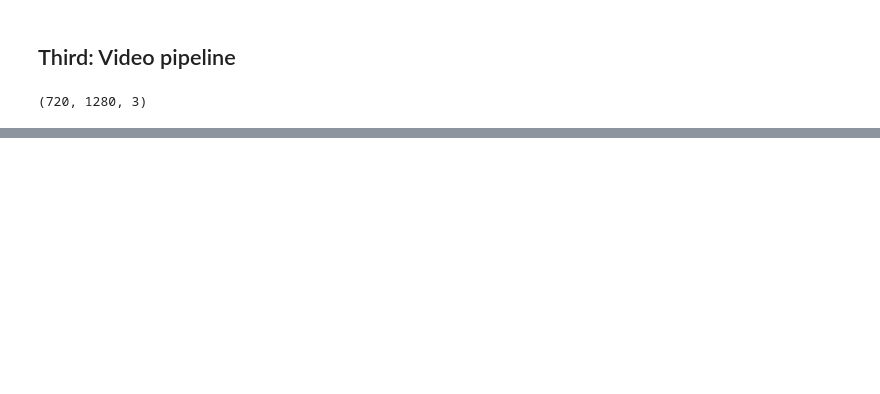
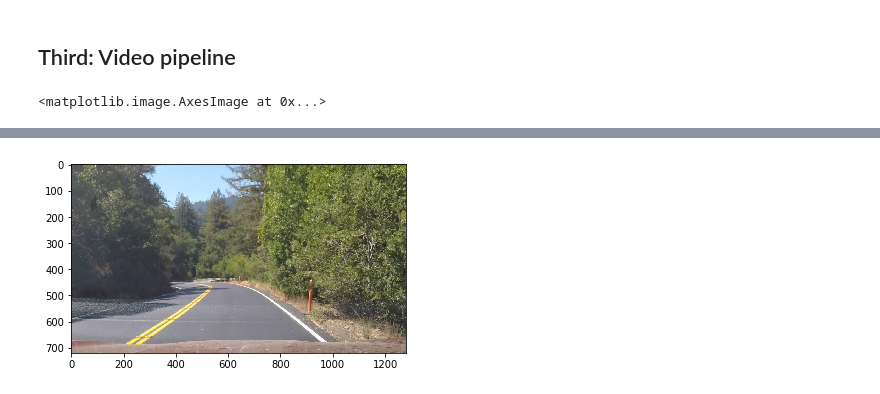
Before and after one commit to mmarouen/CarND-Advanced-Lane-Lines-master, a Jupyter notebook: P2.ipynb, the cells around one changed output, grey strips where cells are left out. Drawn from its saved outputs; the diff is of its cells as text; code cells hidden in the pictures; blank space fills up the shorter version.

```diff
--- a/P2.ipynb
+++ b/P2.ipynb
@@ -263,10 +396,8 @@ Clipping input data to the valid range for imshow with RGB data ([0..1] for floa
 from moviepy.editor import VideoFileClip
 from IPython.display import HTML
 # %%
-clip1 = VideoFileClip("test_videos/challenge_video.mp4").subclip(0,9)
-im0=clip1.get_frame(10)
-print(im0.shape)
-%matplotlib notebook
-plt.savefig('test_images/challenge_video.jpg')
+clip1 = VideoFileClip("test_videos/harder_challenge_video.mp4")
+im0=clip1.get_frame(0)
+plt.imshow(im0)
 # %% [output]
-(720, 1280, 3)
+<matplotlib.image.AxesImage at 0x...>
@@ -275 +404,2 @@ plt.savefig('test_images/challenge_video.jpg')
+[figure, added]
 # %%
```
Also changed, not shown: parts of 18 cells of this notebook, 53 other files.
